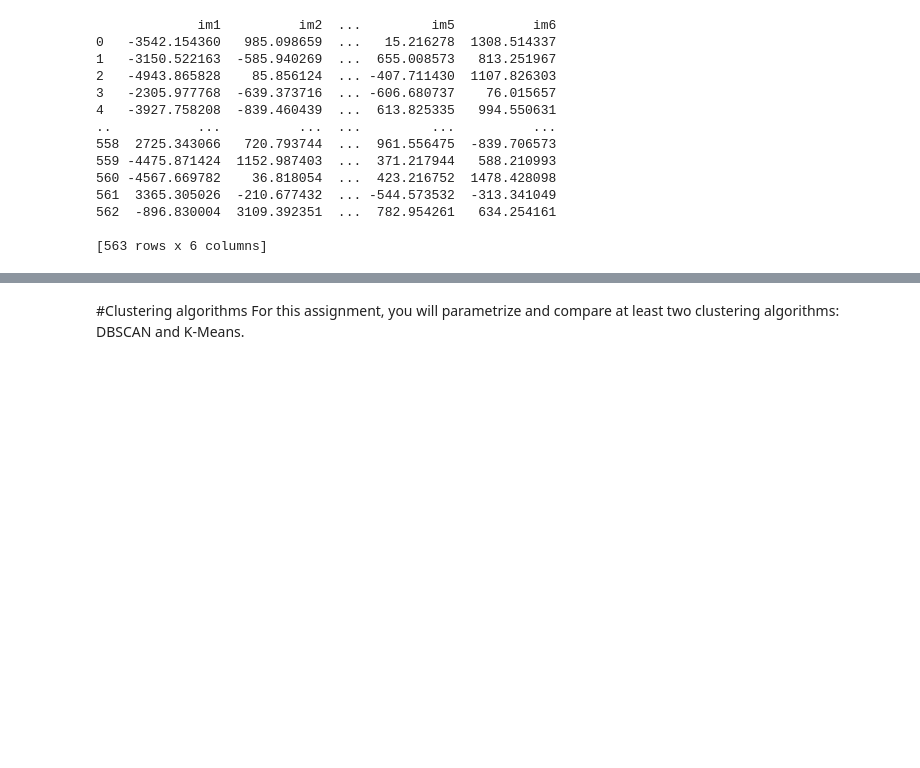
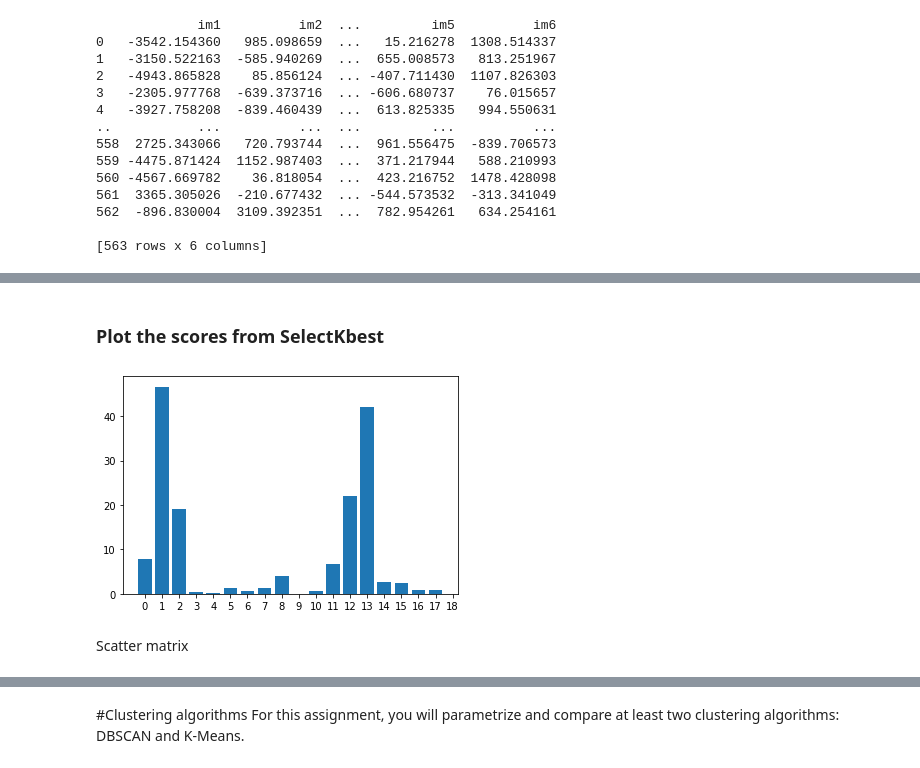
Before and after one commit to Migaalee/machine_learning, a Jupyter notebook: Assigment2_AA.ipynb, the cells around one changed output, grey strips where cells are left out. Saved outputs shown, nothing was run; the diff lists cells and outputs as text; code cells hidden in the pictures; blank space fills up the shorter version.

```diff
--- a/Assigment2_AA.ipynb
+++ b/Assigment2_AA.ipynb
@@ -278,0 +207,13 @@ Name: 105, dtype: float64
+# %%
+#Select only the rows when y != 0
+df_evaluated = df_total[df_total['y'] > 0]
+df_evaluated.pop("y")
+#print(df_evaluated)
+#with pd.option_context('display.max_columns', None):  # more options can be specified also
+#    print(df_evaluated)
+
+
+#Create y dataframe only when y != 0
+y_evaluated = y[y['y'] > 0]
+#print(y_evaluated)
+#print(len(y_evaluated))
@@ -294,0 +255,16 @@ print(prob) #check smallest value here
+# %%
+#Evaluate the most usefull features with Select K Best - Lecture 15
+selector = SelectKBest(f_classif, k=5)
+X_final = selector.fit_transform(df_evaluated, y_evaluated)
+
+#print(X_final)
+
+#Dataframe
+#df_X_final = pd.DataFrame(X_final,columns = ['ft1','ft2','ft3', 'ft4', 'ft5'])
+
+#print(df_X_final)
+
+cols = selector.get_support(indices=True)
+features_df_new = df_evaluated.iloc[:,cols]
+
+features_df_new
@@ -294,0 +285,3 @@ print(prob) #check smallest value here
+# %%
+for i in range(len(selector.scores_)):
+	print('Feature %d: %f' % (i, selector.scores_[i]))
@@ -294,0 +307,12 @@ print(prob) #check smallest value here
+# %% [markdown]
+### Plot the scores from SelectKbest
+# %%
+
+from matplotlib import pyplot
+plt.xticks(range(0, 19))
+pyplot.bar([i for i in range(len(selector.scores_))], selector.scores_)
+pyplot.show()
+# %% [output]
+[figure, added]
+# %% [markdown]
+Scatter matrix
```
Also changed, not shown: parts of 32 cells of this notebook.
